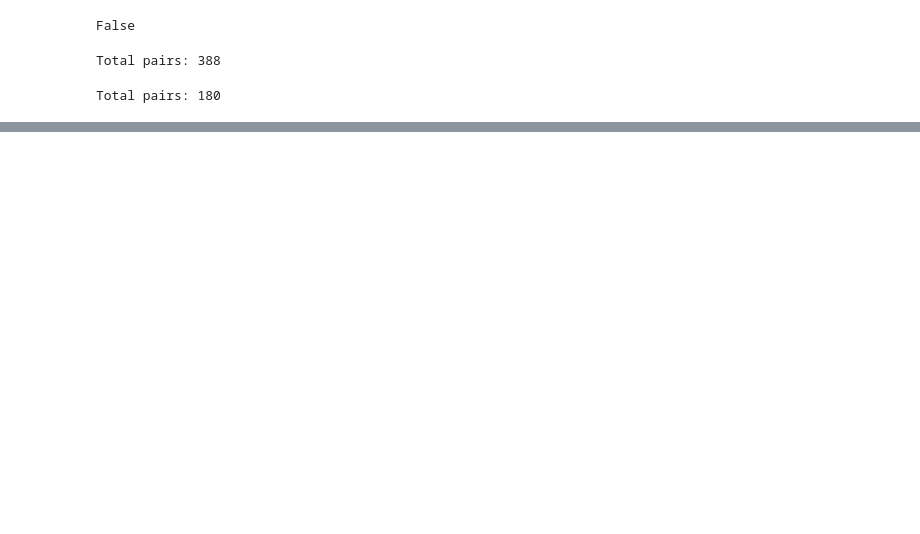
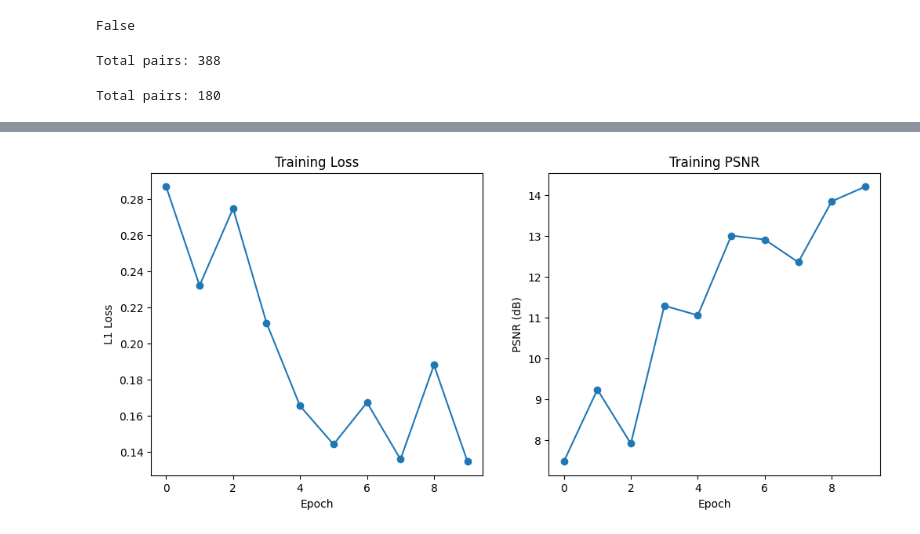
Before and after one commit to jennaolee/Kernel-Predicting-CNN-For-Denoising-Monte-Carlo-Renderings, a Jupyter notebook: 469_Project.ipynb, the cells around one changed output, grey strips where cells are left out. Cells and saved outputs as stored; diff of their text form; code cells hidden in the pictures; blank space fills up the shorter version.

Commit message:
Add quanitative metrics + training/validation loop

```diff
--- a/469_Project.ipynb
+++ b/469_Project.ipynb
@@ -95,11 +115,18 @@ test_dataset = MonteCarloDataset([
 # %% [output]
 Total pairs: 180
 # %%
-train_loader = DataLoader(train_dataset, batch_size=4, shuffle=True, num_workers=0)
-test_loader = DataLoader(test_dataset, batch_size=1, shuffle=False, num_workers=0)
+train_loader = DataLoader(train_dataset, batch_size=4, shuffle=True, num_workers=2, pin_memory=True)
+test_loader = DataLoader(test_dataset, batch_size=1, shuffle=False, num_workers=2)
 # %%
 from kpcn_model import KPCN
 
 device = "cuda" if torch.cuda.is_available() else "cpu"
 
 model = KPCN().to(device)
+# %%
+import torch.nn.functional as F
+
+def compute_psnr(output, target):
+    mse = F.mse_loss(output, target)
+    psnr = -10 * torch.log10(mse)
+    return psnr.item()
@@ -113,9 +155,13 @@ criterion = torch.nn.L1Loss()
 
 epochs = 10
 
+train_losses = []
+train_psnr = []
+
 for epoch in range(epochs):
     model.train()
     total_loss = 0
+    total_psnr = 0
 
     for noisy, clean in train_loader:
         noisy = noisy.to(device)
@@ -123,10 +169,18 @@ for epoch in range(epochs):
 
         optimizer.zero_grad()
         output = model(noisy)
+
         loss = criterion(output, clean)
         loss.backward()
         optimizer.step()
 
         total_loss += loss.item()
+        total_psnr += compute_psnr(output, clean)
 
-    print(f"Epoch [{epoch+1}/{epochs}] Loss: {total_loss/len(train_loader):.4f}")
+    avg_loss = total_loss / len(train_loader)
+    avg_psnr = total_psnr / len(train_loader)
+
+    train_losses.append(avg_loss)
+    train_psnr.append(avg_psnr)
+
+    print(f"Epoch [{epoch+1}/{epochs}] Loss: {avg_loss:.4f} PSNR: {avg_psnr:.2f} dB")
@@ -132,0 +198,22 @@ for epoch in range(epochs):
+# %%
+import matplotlib.pyplot as plt
+
+plt.figure(figsize=(12,5))
+
+# Loss curve
+plt.subplot(1,2,1)
+plt.plot(train_losses, marker='o')
+plt.title("Training Loss")
+plt.xlabel("Epoch")
+plt.ylabel("L1 Loss")
+
+# PSNR curve
+plt.subplot(1,2,2)
+plt.plot(train_psnr, marker='o')
+plt.title("Training PSNR")
+plt.xlabel("Epoch")
+plt.ylabel("PSNR (dB)")
+
+plt.show()
+# %% [output]
+[figure, added]
```
Also changed, not shown: parts of 7 cells of this notebook, 1 other file.
